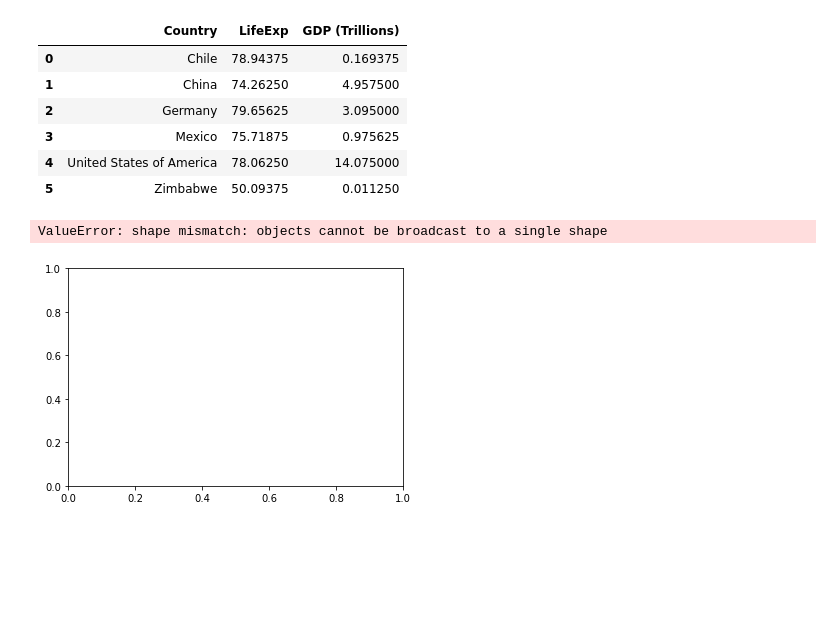
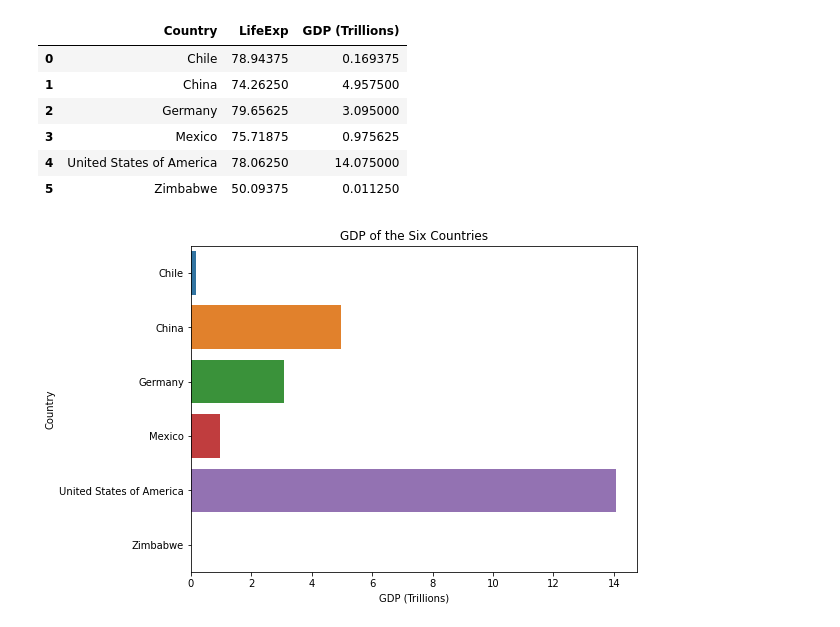
Before and after one commit to joeelorm/Projects, a Jupyter notebook: Data Visualization/life_expectancy_gdp.ipynb, the cells around one changed output. Drawn from its saved outputs; the diff is of its cells as text; code cells hidden in the pictures; blank space fills up the shorter version.

```diff
--- a/Data Visualization/life_expectancy_gdp.ipynb
+++ b/Data Visualization/life_expectancy_gdp.ipynb
@@ -115,7 +115,9 @@ plt.show()
 # %% [output]
 [figure]
 # %%
-gdp_data.drop('Year', axis = 1).groupby('Country').mean().reset_index()
+#Finding the average life expectancy and GDP of the countries
+means = gdp_data.drop('Year', axis = 1).groupby('Country').mean().reset_index()
+means
 # %% [output]
 |  | Country | LifeExp | GDP (Trillions) |
 | 0 | Chile | 78.94375 | 0.169375 |
@@ -124,25 +126,3 @@ gdp_data.drop('Year', axis = 1).groupby('Country').mean().reset_index()
 | 3 | Mexico | 75.71875 | 0.975625 |
 | 4 | United States of America | 78.06250 | 14.075000 |
 | 5 | Zimbabwe | 50.09375 | 0.011250 |
-# %%
-n = 1
-t = 2
-d = 6
-w = 0.8
-x1_values = [t * element + w*n for element in range(d)]
-
-n = 2
-t = 2
-d = 6
-w = 0.8
-x2_values = [t * element + w*n for element in range(d)]
-
-life = np.log(gdp_data['LifeExp'])
-gdp = gdp_data['GDP (Trillions)']
-
-plt.bar(x1_values, life)
-plt.bar(x2_values, gdp)
-plt.show()
-# %% [output]
-ValueError: shape mismatch: objects cannot be broadcast to a single shape
-[figure, removed]
@@ -150,0 +129,7 @@ gdp
+# %%
+plt.figure(figsize = (8,6))
+sns.barplot(data = means, x = 'GDP (Trillions)', y = 'Country')
+plt.title('GDP of the Six Countries')
+plt.show()
+# %% [output]
+[figure, added]
```
Also changed, not shown: parts of 3 cells of this notebook.
